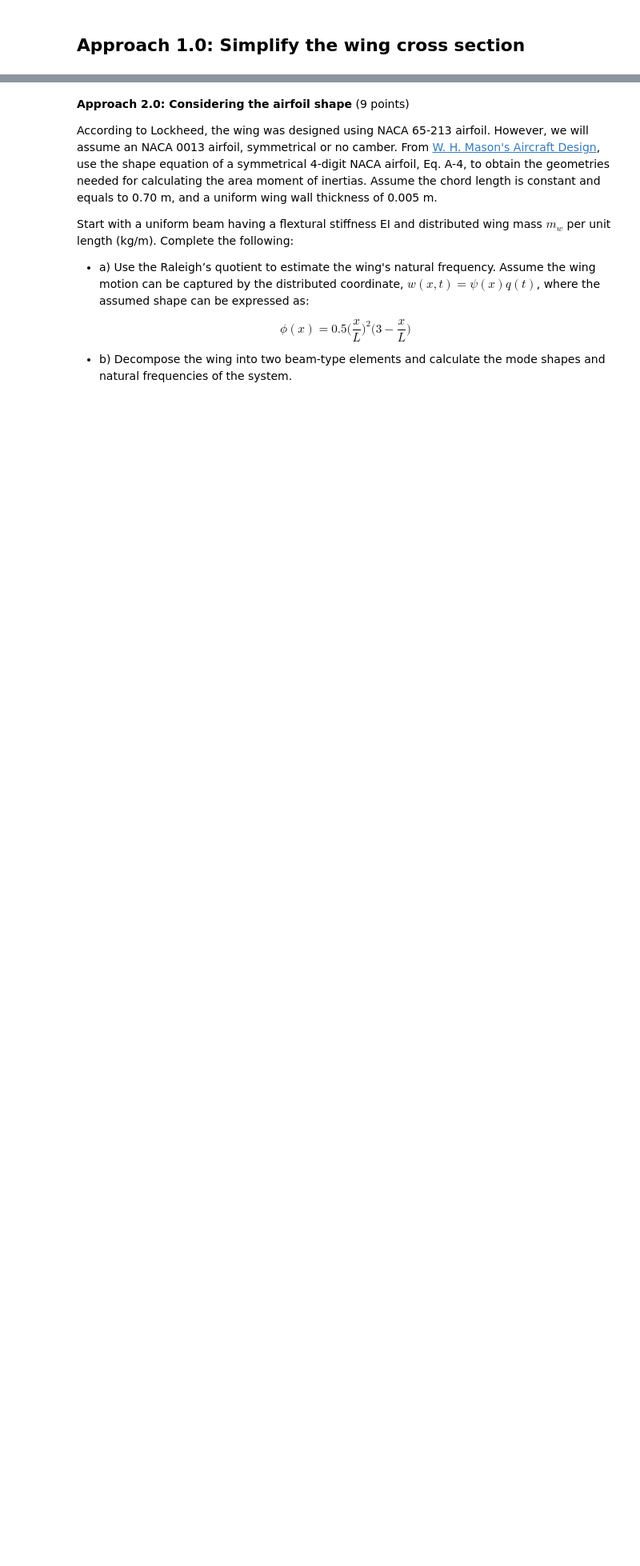
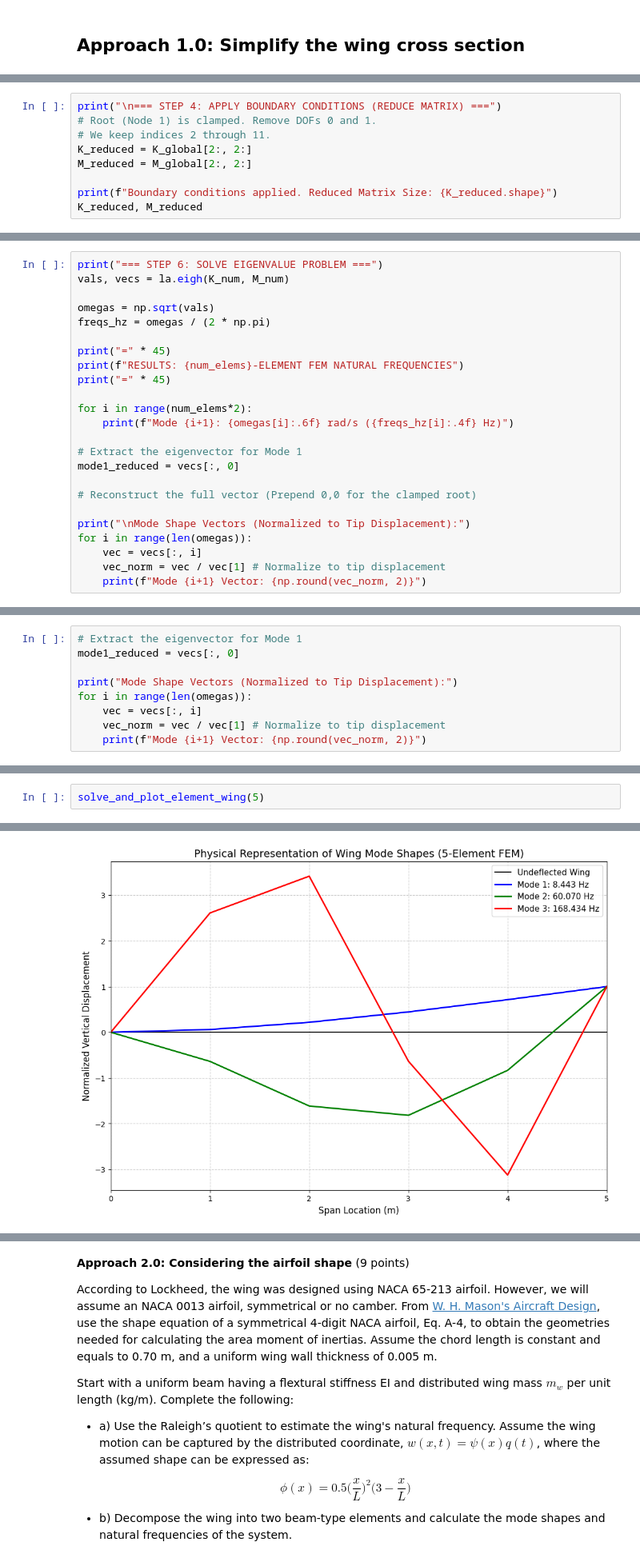
Before and after one commit to HoangNguyen17/AE543, a Jupyter notebook: Project02/HoangNguyen_CaseStudy2.ipynb, the cells around one changed output, grey strips where cells are left out. Shown at 80% size. Drawn from its saved outputs; the diff is of its cells as text; blank space fills up the shorter version.

```diff
--- a/Project02/HoangNguyen_CaseStudy2.ipynb
+++ b/Project02/HoangNguyen_CaseStudy2.ipynb
@@ -92,0 +465,9 @@ $$\phi''(x) = \frac{3}{L^2} - \frac{3x}{L^3} = \frac{3}{L^2}\left(1 - \frac{x}{L
+# %%
+print("\n=== STEP 4: APPLY BOUNDARY CONDITIONS (REDUCE MATRIX) ===")
+# Root (Node 1) is clamped. Remove DOFs 0 and 1.
+# We keep indices 2 through 11.
+K_reduced = K_global[2:, 2:]
+M_reduced = M_global[2:, 2:]
+
+print(f"Boundary conditions applied. Reduced Matrix Size: {K_reduced.shape}")
+K_reduced, M_reduced
@@ -92,0 +507,24 @@ $$\phi''(x) = \frac{3}{L^2} - \frac{3x}{L^3} = \frac{3}{L^2}\left(1 - \frac{x}{L
+# %%
+print("=== STEP 6: SOLVE EIGENVALUE PROBLEM ===")
+vals, vecs = la.eigh(K_num, M_num)
+
+omegas = np.sqrt(vals)
+freqs_hz = omegas / (2 * np.pi)
+
+print("=" * 45)
+print(f"RESULTS: {num_elems}-ELEMENT FEM NATURAL FREQUENCIES")
+print("=" * 45)
+
+for i in range(num_elems*2):
+    print(f"Mode {i+1}: {omegas[i]:.6f} rad/s ({freqs_hz[i]:.4f} Hz)")
+
+# Extract the eigenvector for Mode 1
+mode1_reduced = vecs[:, 0]
+
+# Reconstruct the full vector (Prepend 0,0 for the clamped root)
+
+print("\nMode Shape Vectors (Normalized to Tip Displacement):")
+for i in range(len(omegas)):
+    vec = vecs[:, i]
+    vec_norm = vec / vec[1] # Normalize to tip displacement
+    print(f"Mode {i+1} Vector: {np.round(vec_norm, 2)}")
@@ -92,0 +838,9 @@ $$\phi''(x) = \frac{3}{L^2} - \frac{3x}{L^3} = \frac{3}{L^2}\left(1 - \frac{x}{L
+# %%
+# Extract the eigenvector for Mode 1
+mode1_reduced = vecs[:, 0]
+
+print("Mode Shape Vectors (Normalized to Tip Displacement):")
+for i in range(len(omegas)):
+    vec = vecs[:, i]
+    vec_norm = vec / vec[1] # Normalize to tip displacement
+    print(f"Mode {i+1} Vector: {np.round(vec_norm, 2)}")
@@ -92,0 +1152,3 @@ $$\phi''(x) = \frac{3}{L^2} - \frac{3x}{L^3} = \frac{3}{L^2}\left(1 - \frac{x}{L
+# %%
+solve_and_plot_element_wing(5)
+# %% [output]
@@ -92,0 +1157 @@ $$\phi''(x) = \frac{3}{L^2} - \frac{3x}{L^3} = \frac{3}{L^2}\left(1 - \frac{x}{L
+[figure, added]
```
Also changed, not shown: parts of 32 cells of this notebook.
